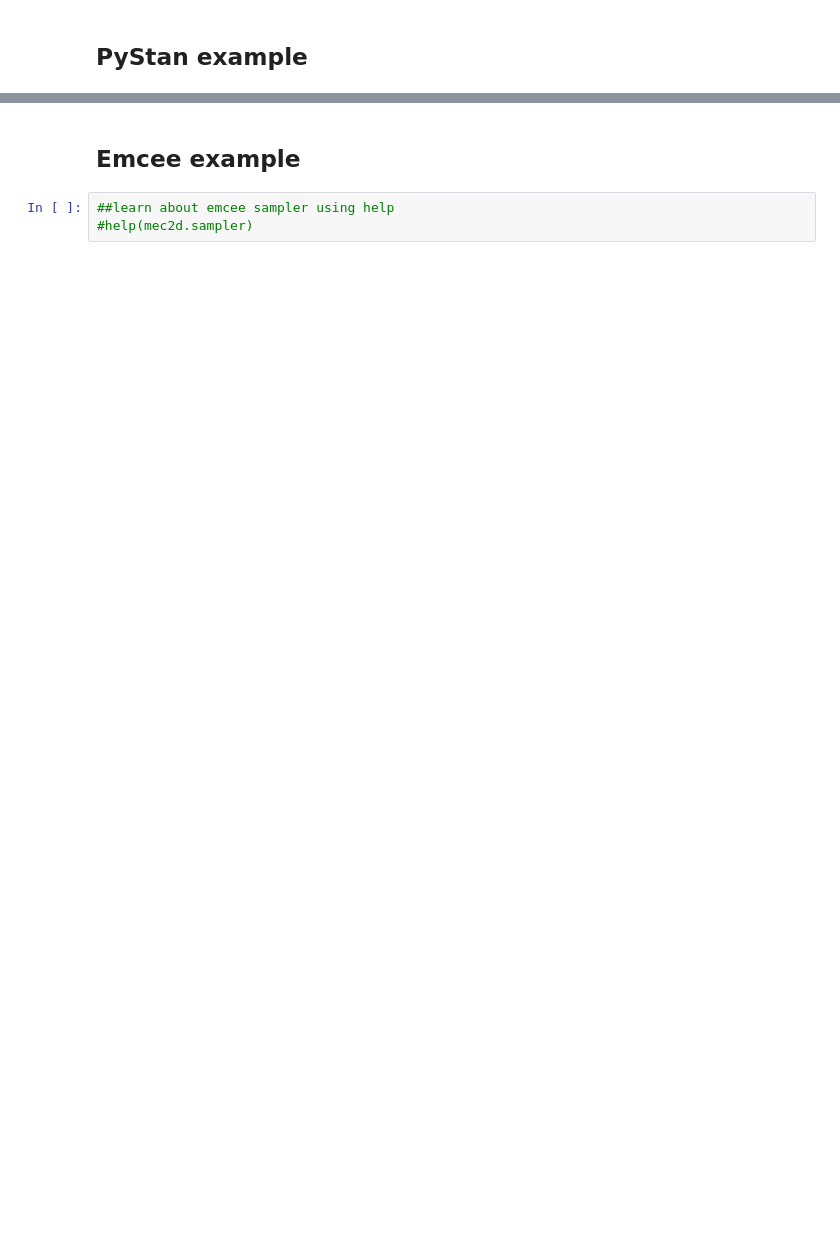
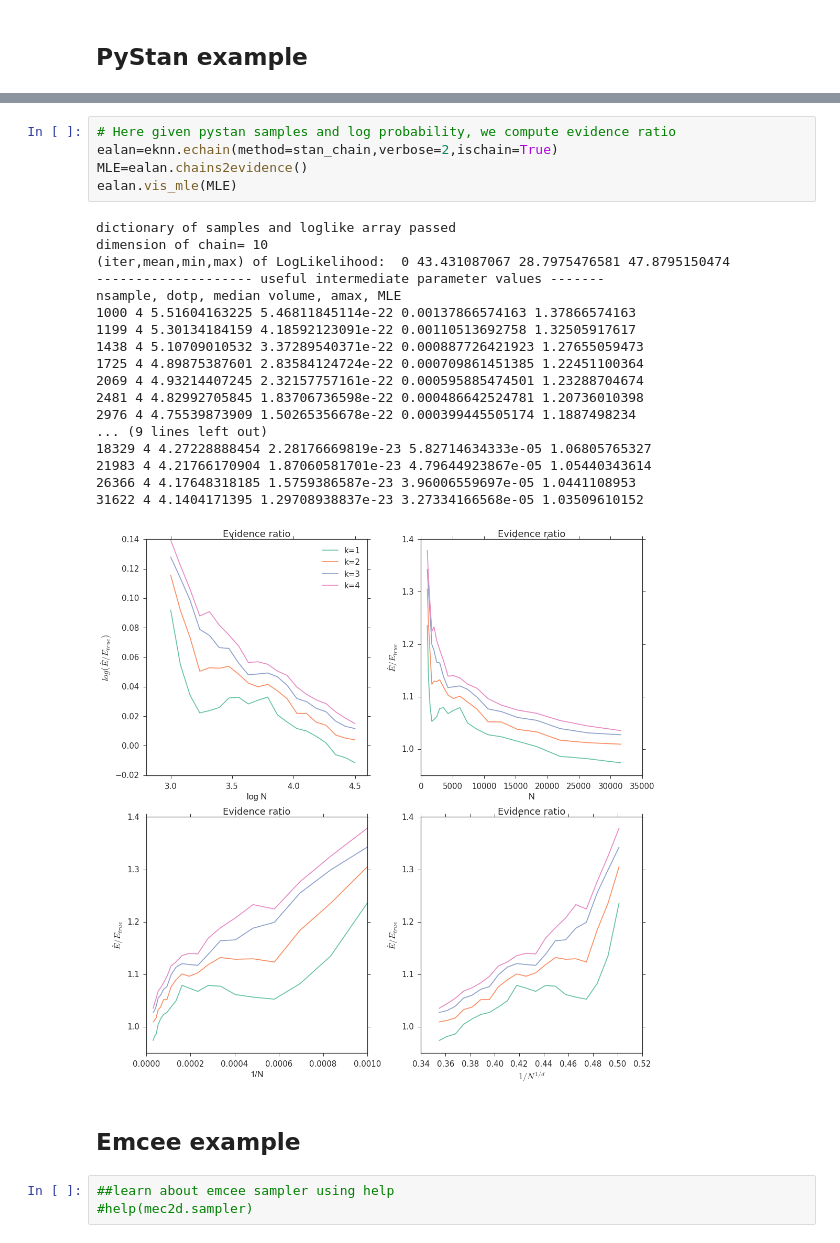
Before and after one commit to yabebalFantaye/BayesSchool2016, a Jupyter notebook: mcmc_samplers.ipynb, the cells around one changed output, grey strips where cells are left out. Saved outputs shown, nothing was run; the diff lists cells and outputs as text; blank space fills up the shorter version.

```diff
--- a/mcmc_samplers.ipynb
+++ b/mcmc_samplers.ipynb
@@ -124,3 +95,27 @@ chain['mu'].shape
+# %%
+# Here given pystan samples and log probability, we compute evidence ratio
+ealan=eknn.echain(method=stan_chain,verbose=2,ischain=True)
+MLE=ealan.chains2evidence()
+ealan.vis_mle(MLE)
+# %% [output]
+dictionary of samples and loglike array passed
+dimension of chain= 10
+(iter,mean,min,max) of LogLikelihood:  0 43.431087067 28.7975476581 47.8795150474
+-------------------- useful intermediate parameter values -------
+nsample, dotp, median volume, amax, MLE
+1000 4 5.51604163225 5.46811845114e-22 0.00137866574163 1.37866574163
+1199 4 5.30134184159 4.18592123091e-22 0.00110513692758 1.32505917617
+1438 4 5.10709010532 3.37289540371e-22 0.000887726421923 1.27655059473
+1725 4 4.89875387601 2.83584124724e-22 0.000709861451385 1.22451100364
+2069 4 4.93214407245 2.32157757161e-22 0.000595885474501 1.23288704674
+2481 4 4.82992705845 1.83706736598e-22 0.000486642524781 1.20736010398
+2976 4 4.75539873909 1.50265356678e-22 0.000399445505174 1.1887498234
+... (9 lines left out)
+18329 4 4.27228888454 2.28176669819e-23 5.82714634333e-05 1.06805765327
+21983 4 4.21766170904 1.87060581701e-23 4.79644923867e-05 1.05440343614
+26366 4 4.17648318185 1.5759386587e-23 3.96006559697e-05 1.0441108953
+31622 4 4.1404171395 1.29708938837e-23 3.27334166568e-05 1.03509610152
+[figure, added]
 # %% [markdown]
 ## Emcee example
 # %%
```
Also changed, not shown: parts of 21 cells of this notebook, 3 other files.
